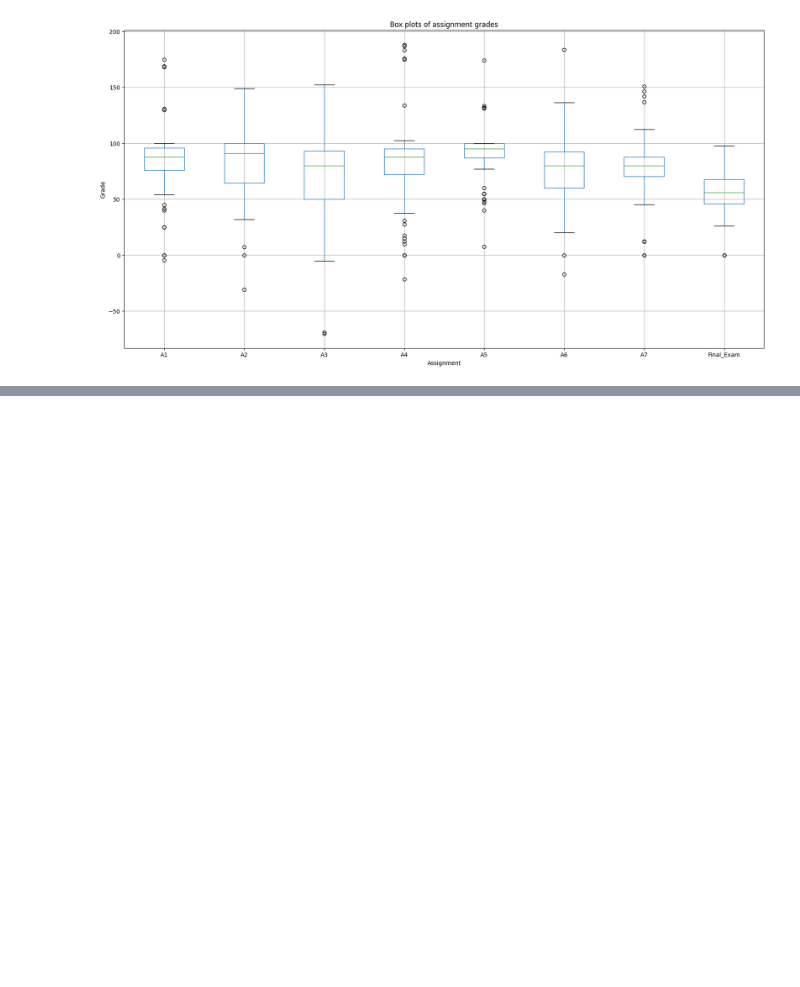
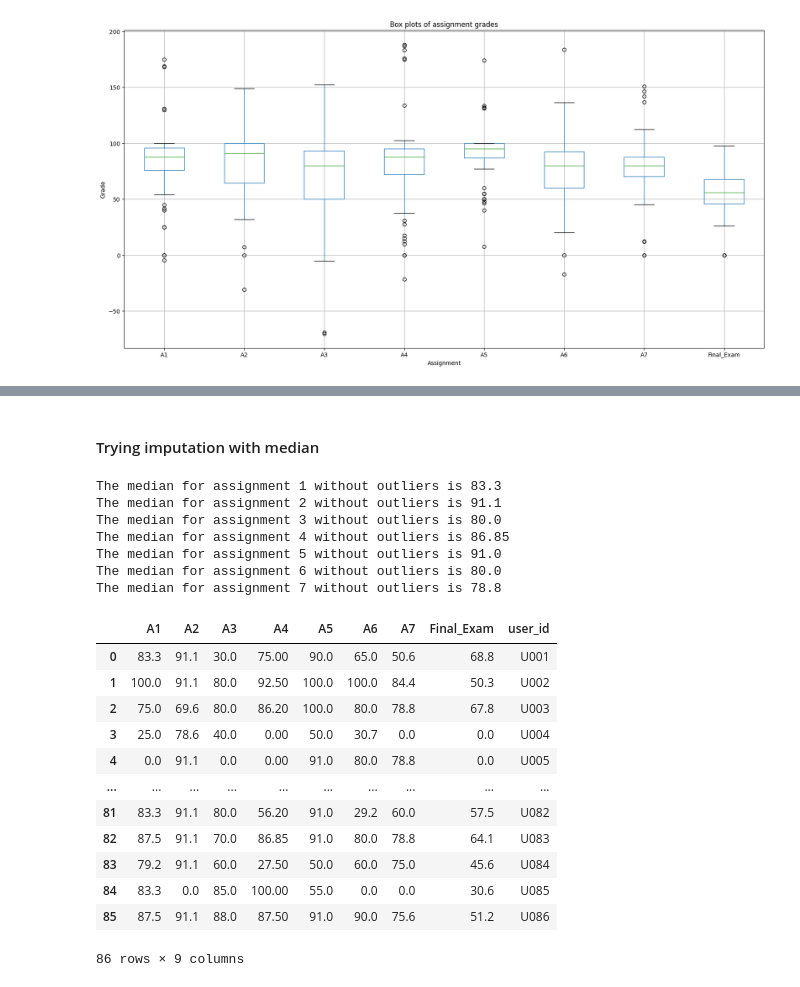
Before and after one commit to atifmmahmud/mahmud_atif_LabTask, a Jupyter notebook: LabTask02/LabTask02.ipynb, the cells around one changed output, grey strips where cells are left out. Saved outputs shown, nothing was run; the diff lists cells and outputs as text; code cells hidden in the pictures; blank space fills up the shorter version.

```diff
--- a/LabTask02/LabTask02.ipynb
+++ b/LabTask02/LabTask02.ipynb
@@ -179,0 +656,71 @@ IndexingError: Unalignable boolean Series provided as indexer (index of the bool
+# %% [markdown]
+#### Trying imputation with median
+# %%
+# Make a copy just to be safe
+df_grades_copy_median = df_grades.copy()
+
+# Replacing values assignment 1
+non_outlier_a1 = df_grades_copy_median[~df_grades_copy_median['user_id'].isin(omit_assignment_1)]['A1']
+median_a1 = non_outlier_a1.median()
+print(f"The median for assignment 1 without outliers is {median_a1}")
+df_grades_copy_median.loc[df_grades_copy_median['user_id'].isin(omit_assignment_1), 'A1'] = round(median_a1, 1)
+
+# Replacing values assignment 2
+non_outlier_a2 = df_grades_copy_median[~df_grades_copy_median['user_id'].isin(omit_assignment_2)]['A2']
+median_a2 = non_outlier_a2.median()
+print(f"The median for assignment 2 without outliers is {median_a2}")
+df_grades_copy_median.loc[df_grades_copy_median['user_id'].isin(omit_assignment_2), 'A2'] = round(median_a2, 1)
+
+# Replacing values assignment 3
+non_outlier_a3 = df_grades_copy_median[~df_grades_copy_median['user_id'].isin(omit_assignment_3)]['A3']
+median_a3 = non_outlier_a3.median()
+print(f"The median for assignment 3 without outliers is {median_a3}")
+df_grades_copy_median.loc[df_grades_copy_median['user_id'].isin(omit_assignment_3), 'A3'] = round(median_a3, 1)
+
+# Replacing values assignment 4
+non_outlier_a4 = df_grades_copy_median[~df_grades_copy_median['user_id'].isin(omit_assignment_4)]['A4']
+median_a4 = non_outlier_a4.median()
+print(f"The median for assignment 4 without outliers is {median_a4}")
+df_grades_copy_median.loc[df_grades_copy_median['user_id'].isin(omit_assignment_4), 'A4'] = round(median_a4, 2)
+
+# Replacing values assignment 5
+non_outlier_a5_median = df_grades_copy_median[~df_grades_copy_median['user_id'].isin(omit_assignment_5)]['A5']
+median_a5 = non_outlier_a5.median()
+print(f"The median for assignment 5 without outliers is {median_a5}")
+df_grades_copy_median.loc[df_grades_copy_median['user_id'].isin(omit_assignment_5), 'A5'] = round(median_a5, 2)
+
+# Replacing values assignment 6
+non_outlier_a6 = df_grades_copy_median[~df_grades_copy_median['user_id'].isin(omit_assignment_6)]['A6']
+median_a6 = non_outlier_a6.median()
+print(f"The median for assignment 6 without outliers is {median_a6}")
+df_grades_copy_median.loc[df_grades_copy_median['user_id'].isin(omit_assignment_6), 'A6'] = round(median_a6, 2)
+
+# Replacing values assignment 7
+non_outlier_a7 = df_grades_copy_median[~df_grades_copy_median['user_id'].isin(omit_assignment_7)]['A7']
+median_a7 = non_outlier_a7.median()
+print(f"The median for assignment 7 without outliers is {median_a7}")
+df_grades_copy_median.loc[df_grades_copy_median['user_id'].isin(omit_assignment_7), 'A7'] = round(median_a7, 2)
+
+# Display the final table
+display(df_grades_copy_median)
+# %% [output]
+The median for assignment 1 without outliers is 83.3
+The median for assignment 2 without outliers is 91.1
+The median for assignment 3 without outliers is 80.0
+The median for assignment 4 without outliers is 86.85
+The median for assignment 5 without outliers is 91.0
+The median for assignment 6 without outliers is 80.0
+The median for assignment 7 without outliers is 78.8
+|  | A1 | A2 | A3 | A4 | A5 | A6 | A7 | Final_Exam | user_id |
+| 0 | 83.3 | 91.1 | 30.0 | 75.00 | 90.0 | 65.0 | 50.6 | 68.8 | U001 |
+| 1 | 100.0 | 91.1 | 80.0 | 92.50 | 100.0 | 100.0 | 84.4 | 50.3 | U002 |
+| 2 | 75.0 | 69.6 | 80.0 | 86.20 | 100.0 | 80.0 | 78.8 | 67.8 | U003 |
+| 3 | 25.0 | 78.6 | 40.0 | 0.00 | 50.0 | 30.7 | 0.0 | 0.0 | U004 |
+| 4 | 0.0 | 91.1 | 0.0 | 0.00 | 91.0 | 80.0 | 78.8 | 0.0 | U005 |
+| ... | ... | ... | ... | ... | ... | ... | ... | ... | ... |
+| 81 | 83.3 | 91.1 | 80.0 | 56.20 | 91.0 | 29.2 | 60.0 | 57.5 | U082 |
+| 82 | 87.5 | 91.1 | 70.0 | 86.85 | 91.0 | 80.0 | 78.8 | 64.1 | U083 |
+| 83 | 79.2 | 91.1 | 60.0 | 27.50 | 50.0 | 60.0 | 75.0 | 45.6 | U084 |
+| 84 | 83.3 | 0.0 | 85.0 | 100.00 | 55.0 | 0.0 | 0.0 | 30.6 | U085 |
+| 85 | 87.5 | 91.1 | 88.0 | 87.50 | 91.0 | 90.0 | 75.6 | 51.2 | U086 |
+86 rows × 9 columns
```
Also changed, not shown: parts of 16 cells of this notebook.
